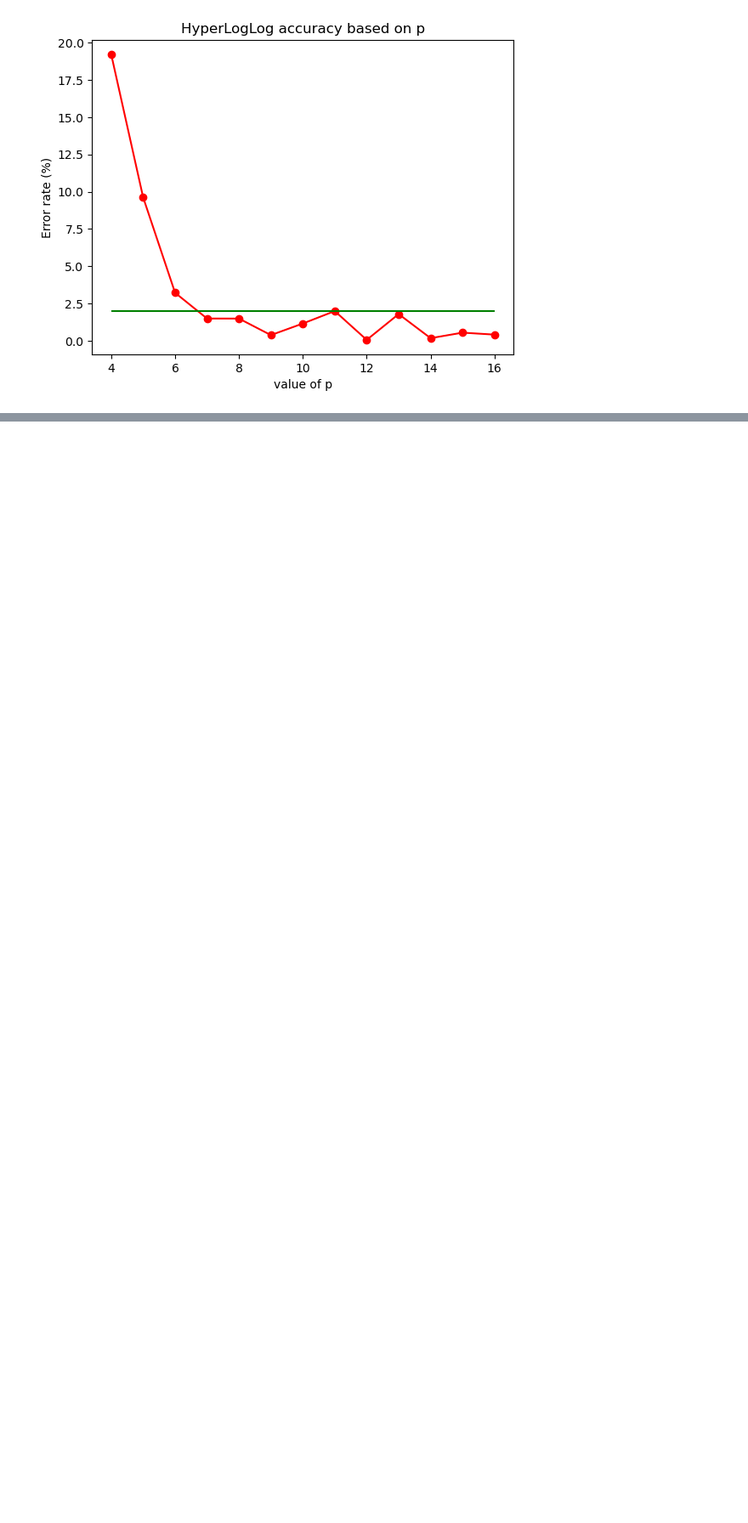
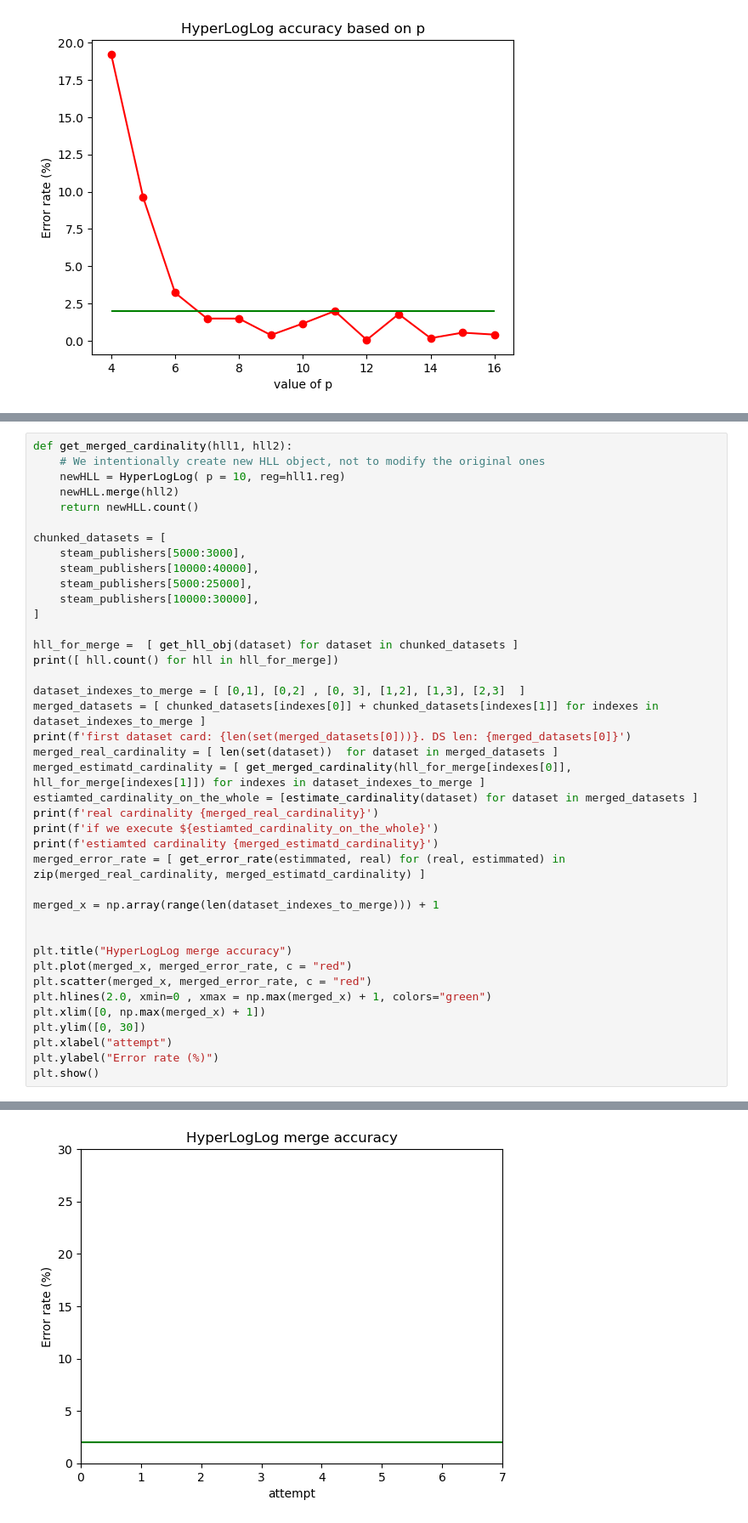
Before and after one commit to svetoslavpetkov/math-concepts-for-developers, a Jupyter notebook: 99 couse project/HyperLogLog.ipynb, the cells around one changed output, grey strips where cells are left out. Shown: that part at 85% size. Drawn from its saved outputs; the diff is of its cells as text; blank space fills up the shorter version.

```diff
--- a/99 couse project/HyperLogLog.ipynb
+++ b/99 couse project/HyperLogLog.ipynb
@@ -215,0 +232,41 @@ print(error_rates)
+# %%
+def get_merged_cardinality(hll1, hll2):
+    # We intentionally create new HLL object, not to modify the original ones
+    newHLL = HyperLogLog( p = 10, reg=hll1.reg)
+    newHLL.merge(hll2)
+    return newHLL.count()
+
+chunked_datasets = [
+    steam_publishers[5000:3000],
+    steam_publishers[10000:40000],
+    steam_publishers[5000:25000],
+    steam_publishers[10000:30000],
+]
+
+hll_for_merge =  [ get_hll_obj(dataset) for dataset in chunked_datasets ]
+print([ hll.count() for hll in hll_for_merge])
+
+dataset_indexes_to_merge = [ [0,1], [0,2] , [0, 3], [1,2], [1,3], [2,3]  ]
+merged_datasets = [ chunked_datasets[indexes[0]] + chunked_datasets[indexes[1]] for indexes in dataset_indexes_to_merge ]
+print(f'first dataset card: {len(set(merged_datasets[0]))}. DS len: {merged_datasets[0]}')
+merged_real_cardinality = [ len(set(dataset))  for dataset in merged_datasets ]
+merged_estimatd_cardinality = [ get_merged_cardinality(hll_for_merge[indexes[0]], hll_for_merge[indexes[1]]) for indexes in dataset_indexes_to_merge ]
+estiamted_cardinality_on_the_whole = [estimate_cardinality(dataset) for dataset in merged_datasets ]
+print(f'real cardinality {merged_real_cardinality}')
+print(f'if we execute ${estiamted_cardinality_on_the_whole}')
+print(f'estiamted cardinality {merged_estimatd_cardinality}')
+merged_error_rate = [ get_error_rate(estimmated, real) for (real, estimmated) in zip(merged_real_cardinality, merged_estimatd_cardinality) ]
+
+merged_x = np.array(range(len(dataset_indexes_to_merge))) + 1
+
+
+plt.title("HyperLogLog merge accuracy")
+plt.plot(merged_x, merged_error_rate, c = "red")
+plt.scatter(merged_x, merged_error_rate, c = "red")
+plt.hlines(2.0, xmin=0 , xmax = np.max(merged_x) + 1, colors="green")
+plt.xlim([0, np.max(merged_x) + 1])
+plt.ylim([0, 30])
+plt.xlabel("attempt")
+plt.ylabel("Error rate (%)")
+plt.show()
+# %% [output]
@@ -215,0 +289 @@ print(error_rates)
+[figure, added]
```
Also changed, not shown: parts of 6 cells of this notebook, 1 other file.
